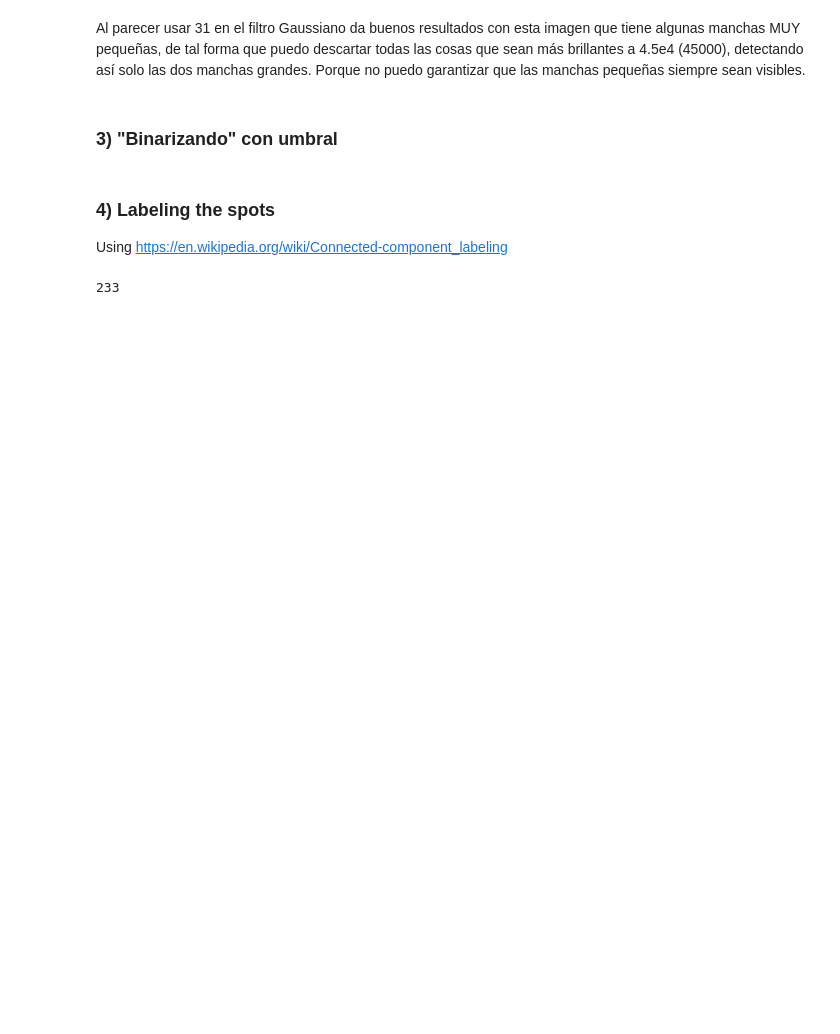
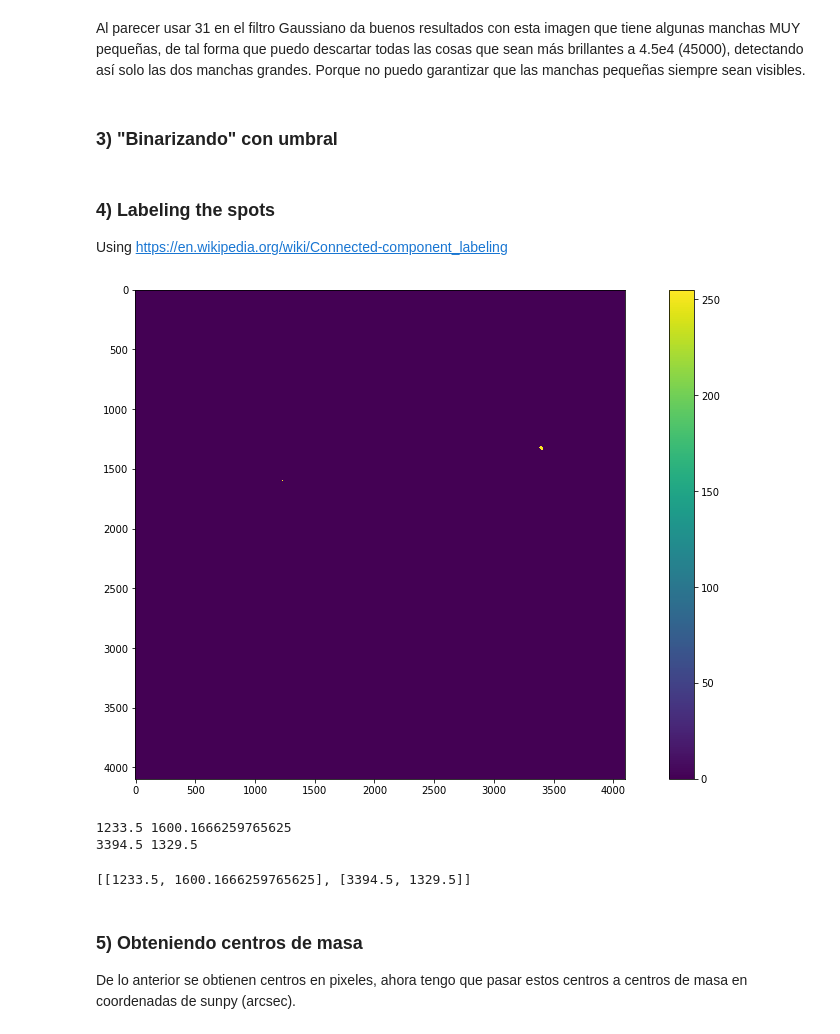
Before and after one commit to ijpulidos/solar-physics-ex, a Jupyter notebook: rotation/Processing.ipynb, the cells around one changed output. Cells and saved outputs as stored; diff of their text form; code cells hidden in the pictures; blank space fills up the shorter version.

```diff
--- a/rotation/Processing.ipynb
+++ b/rotation/Processing.ipynb
@@ -300,27 +298,34 @@ for label in np.unique(labels):
 # %%
 # Plot the resulting mask
 # Plot binary image
-%matplotlib qt5
+%matplotlib inline
+plt.figure(figsize=(16,9))
 plt.imshow(mask)
 plt.colorbar()
 plt.show()
+# %% [output]
+[figure, added]
 # %%
 image = data.astype("uint8")
 # find the contours in the mask, then sort them from left to right
 cnts = cv2.findContours(mask.copy(), cv2.RETR_EXTERNAL, cv2.CHAIN_APPROX_SIMPLE)
 cnts = cnts[0] if imutils.is_cv2() else cnts[1]
 cnts = contours.sort_contours(cnts)[0]
-cv2.namedWindow("Image", cv2.WINDOW_NORMAL or cv2.WINDOW_AUTOSIZE)  # To show window that's larger than screen
+#cv2.namedWindow("Image", cv2.WINDOW_NORMAL or cv2.WINDOW_AUTOSIZE)  # To show window that's larger than screen
 # loop over the contours
+centros_de_masa = []
 for (i, c) in enumerate(cnts):
     # draw the bright spot on the image
     (x, y, w, h) = cv2.boundingRect(c)
     ((cX, cY), radius) = cv2.minEnclosingCircle(c)
+    print(cX,cY)
+    centros_de_masa.append([cX, cY])
     cv2.circle(image, (int(cX), int(cY)), int(radius), (0, 0, 255), 3)
     cv2.putText(image, "#{}".format(i + 1), (x, y - 15), cv2.FONT_HERSHEY_SIMPLEX, 0.45, (0, 0, 255), 2)
 
 # show the output image
-cv2.imshow("Image",image)
-cv2.waitKey(0)
+#cv2.imshow("Image",image)
+#cv2.waitKey(0)
 # %% [output]
-233
+1233.5 1600.1666259765625
+3394.5 1329.5
@@ -328,0 +332,7 @@ cv2.WINDO
+# %%
+centros_de_masa
+# %% [output]
+[[1233.5, 1600.1666259765625], [3394.5, 1329.5]]
+# %% [markdown]
+### 5) Obteniendo centros de masa
+De lo anterior se obtienen centros en pixeles, ahora tengo que pasar estos centros a centros de masa en coordenadas de sunpy (arcsec).
```
Also changed, not shown: parts of 17 cells of this notebook, 1 other file.
